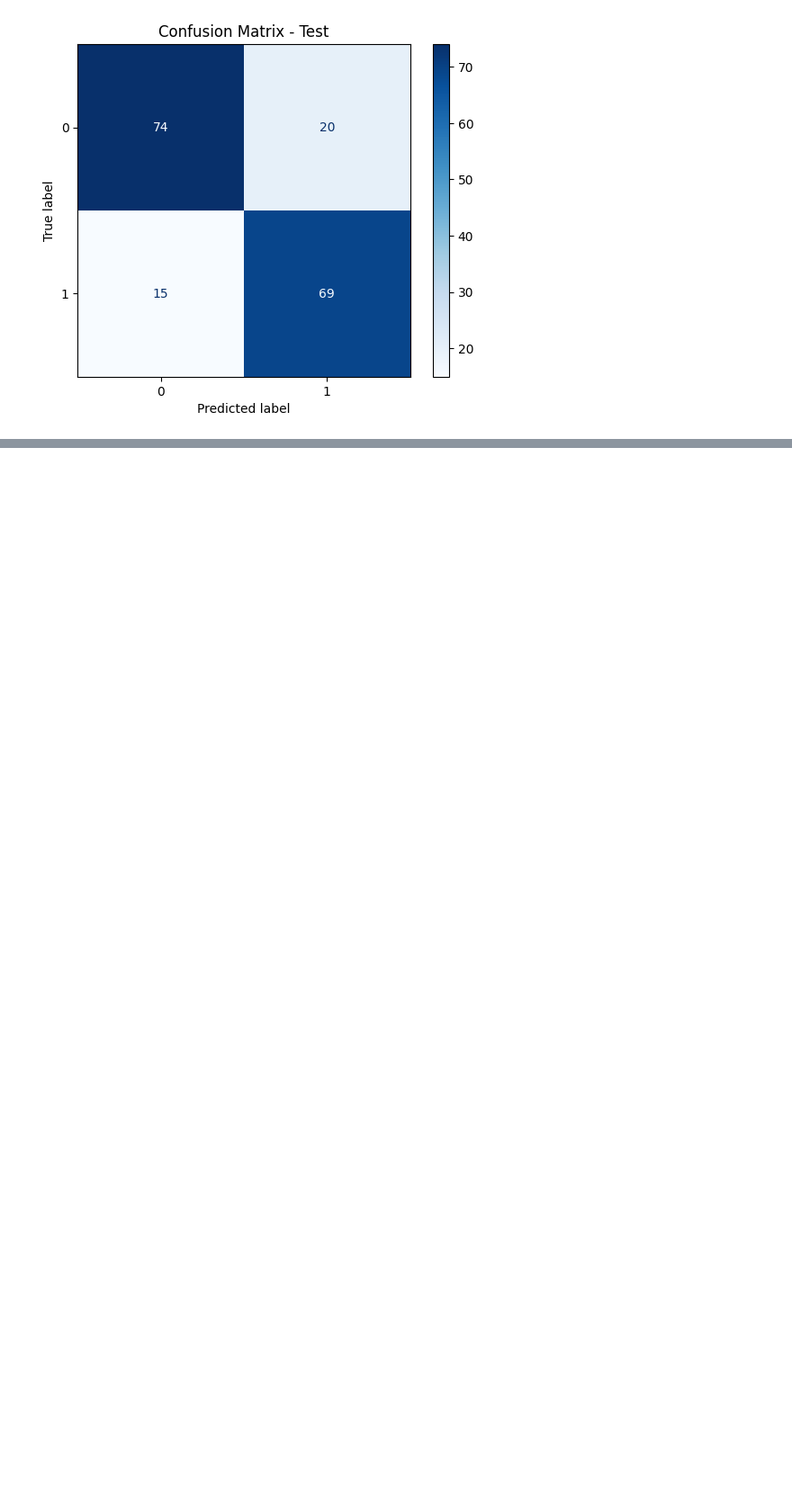
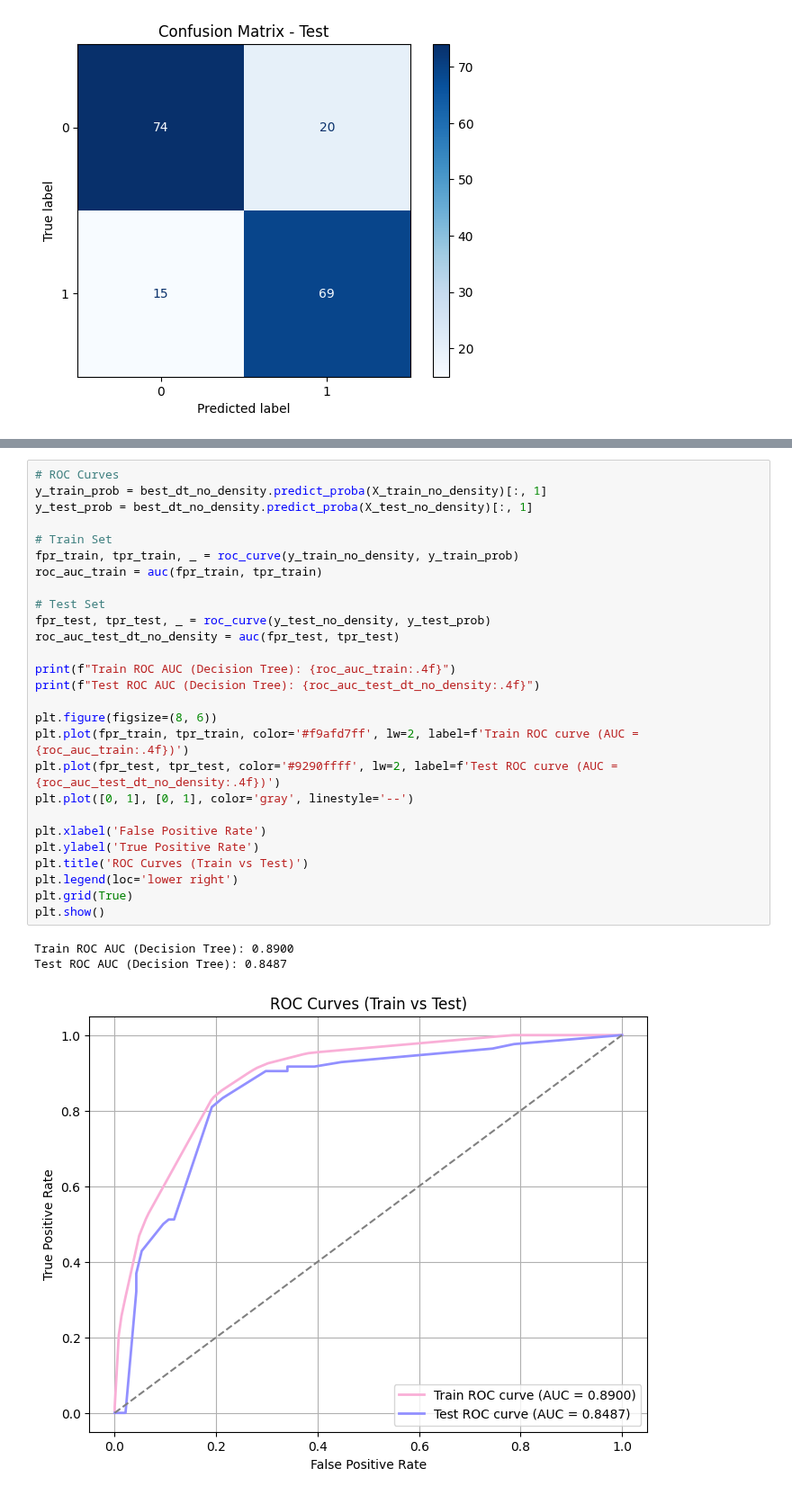
Before and after one commit to ceciliasant/AAproj1, a Jupyter notebook: proj1.ipynb, the cells around one changed output, grey strips where cells are left out. Shown at 90% size. Cells and saved outputs as stored; diff of their text form; blank space fills up the shorter version.

```diff
--- a/proj1.ipynb
+++ b/proj1.ipynb
@@ -1187,3 +1223,34 @@ plt.show()
+# %%
+# ROC Curves
+y_train_prob = best_dt_no_density.predict_proba(X_train_no_density)[:, 1]
+y_test_prob = best_dt_no_density.predict_proba(X_test_no_density)[:, 1]
+
+# Train Set
+fpr_train, tpr_train, _ = roc_curve(y_train_no_density, y_train_prob)
+roc_auc_train = auc(fpr_train, tpr_train)
+
+# Test Set
+fpr_test, tpr_test, _ = roc_curve(y_test_no_density, y_test_prob)
+roc_auc_test_dt_no_density = auc(fpr_test, tpr_test)
+
+print(f"Train ROC AUC (Decision Tree): {roc_auc_train:.4f}")
+print(f"Test ROC AUC (Decision Tree): {roc_auc_test_dt_no_density:.4f}")
+
+plt.figure(figsize=(8, 6))
+plt.plot(fpr_train, tpr_train, color='#f9afd7ff', lw=2, label=f'Train ROC curve (AUC = {roc_auc_train:.4f})')
+plt.plot(fpr_test, tpr_test, color='#9290ffff', lw=2, label=f'Test ROC curve (AUC = {roc_auc_test_dt_no_density:.4f})')
+plt.plot([0, 1], [0, 1], color='gray', linestyle='--')
+
+plt.xlabel('False Positive Rate')
+plt.ylabel('True Positive Rate')
+plt.title('ROC Curves (Train vs Test)')
+plt.legend(loc='lower right')
+plt.grid(True)
+plt.show()
+# %% [output]
+Train ROC AUC (Decision Tree): 0.8900
+Test ROC AUC (Decision Tree): 0.8487
+[figure, added]
 # %%
 # Logistic Regression
 logreg_metrics = {
```
Also changed, not shown: parts of 11 cells of this notebook.
